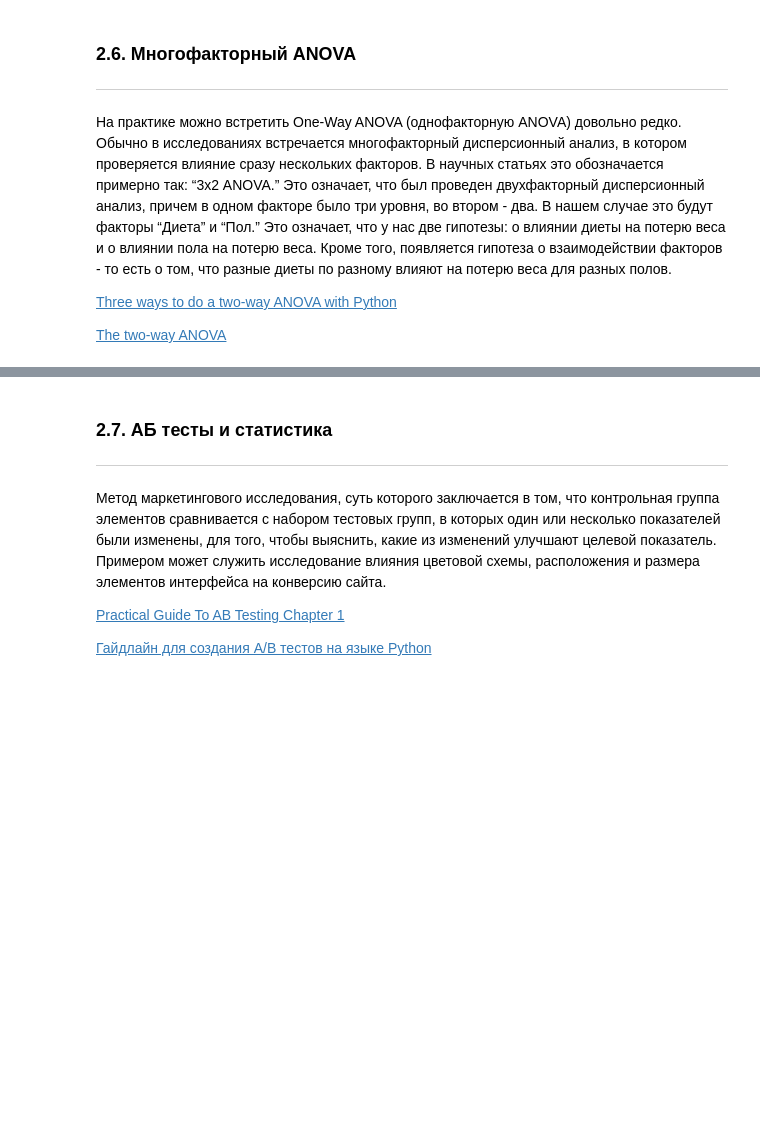
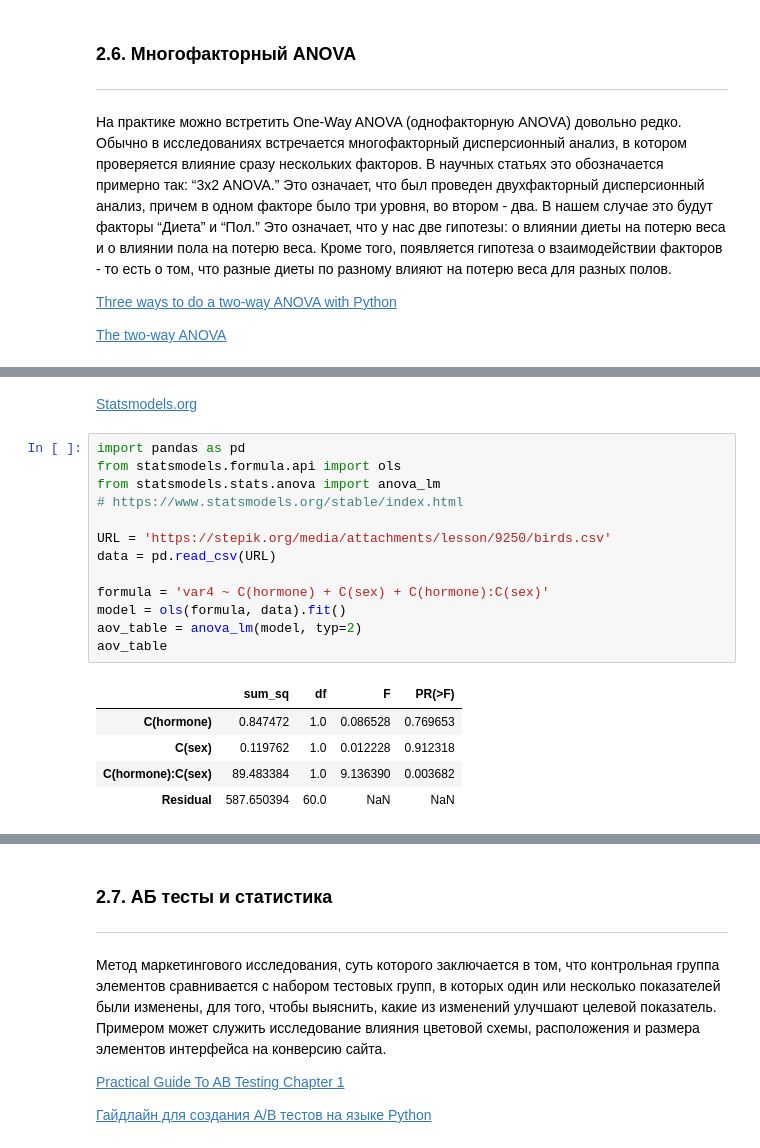
Before and after one commit to joewebkid/basics_of_statistics, a Jupyter notebook: part_1/2_Сравнение_средних.ipynb, the cells around one changed output, grey strips where cells are left out. Cells and saved outputs as stored; diff of their text form; blank space fills up the shorter version.

```diff
--- a/part_1/2_Сравнение_средних.ipynb
+++ b/part_1/2_Сравнение_средних.ipynb
@@ -736 +739,22 @@ Residual  1590.257424  60        NaN         NaN
 [figure]
+# %% [markdown]
+[Statsmodels.org](https://www.statsmodels.org/stable/index.html)
+# %%
+import pandas as pd
+from statsmodels.formula.api import ols
+from statsmodels.stats.anova import anova_lm
+# https://www.statsmodels.org/stable/index.html
+
+URL = 'https://stepik.org/media/attachments/lesson/9250/birds.csv'
+data = pd.read_csv(URL)
+
+formula = 'var4 ~ C(hormone) + C(sex) + C(hormone):C(sex)'
+model = ols(formula, data).fit()
+aov_table = anova_lm(model, typ=2)
+aov_table
+# %% [output]
+|  | sum_sq | df | F | PR(>F) |
+| C(hormone) | 0.847472 | 1.0 | 0.086528 | 0.769653 |
+| C(sex) | 0.119762 | 1.0 | 0.012228 | 0.912318 |
+| C(hormone):C(sex) | 89.483384 | 1.0 | 9.136390 | 0.003682 |
+| Residual | 587.650394 | 60.0 | NaN | NaN |
```
Also changed, not shown: parts of 5 cells of this notebook.
